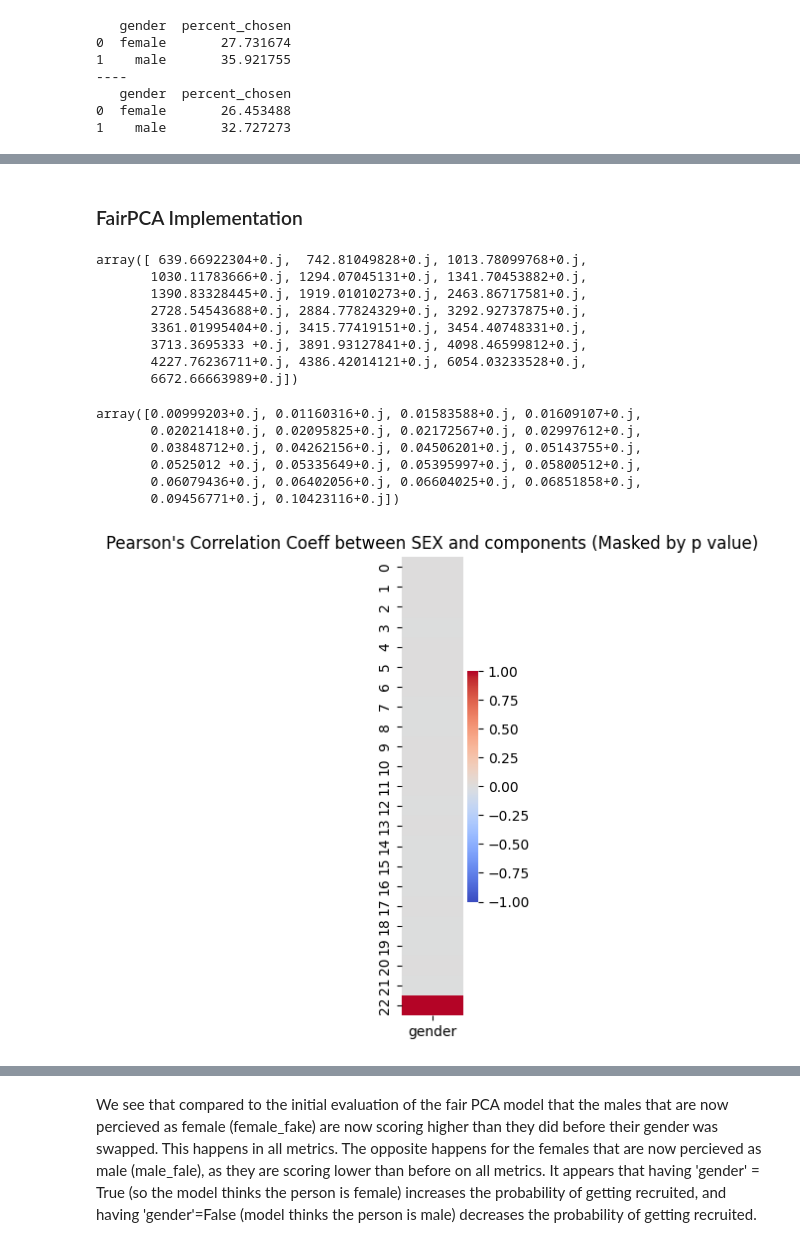
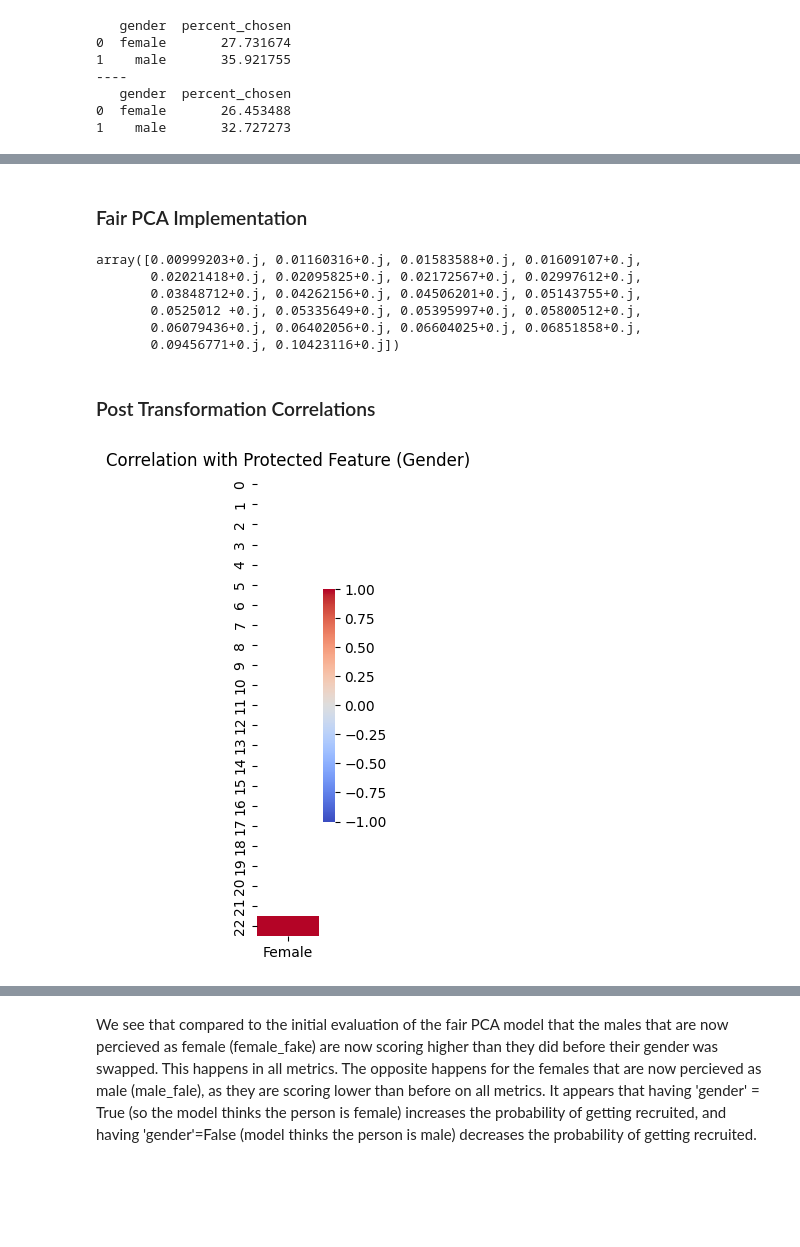
Before and after one commit to MiriamEspinosa/Gender_Fairness_Recruitment, a Jupyter notebook: Final_Assignment/final_assignment.ipynb, the cells around one changed output, grey strips where cells are left out. Saved outputs shown, nothing was run; the diff lists cells and outputs as text; code cells hidden in the pictures; blank space fills up the shorter version.

```diff
--- a/Final_Assignment/final_assignment.ipynb
+++ b/Final_Assignment/final_assignment.ipynb
@@ -634,0 +744,13 @@ X_test_copy.drop(columns=["gender_female"], inplace=True)
+# %%
+X_train_copy = X_train.copy()
+X_test_copy = X_test.copy()
+
+## Move the gender (female) column to the end of the dataframe and drop the original one
+X_train_copy['gender'] = X_train_copy['gender_female']
+X_test_copy['gender'] = X_test_copy['gender_female']
+
+X_train_copy.drop(columns=["gender_female"], inplace=True)
+X_test_copy.drop(columns=["gender_female"], inplace=True)
+
+X_train_copy.rename(columns={'gender': 'gender_female'}, inplace=True)
+X_test_copy.rename(columns={'gender': 'gender_female'}, inplace=True)
@@ -685,5 +819,5 @@ plt.show()
 # %% [markdown]
-### FairPCA Implementation <a id="pca"></a>
+### Fair PCA Implementation <a id="fair-pca-implementation"></a>
 # %%
 class FairPCA:
     def __init__(self, Xs, p_idxs, n_components, Y, fairness_metric = "statistical_parity"):
@@ -720,15 +851,4 @@ n_components = Xs_train.shape[1] - 1 # number of features - number of protected
 fair_pca = FairPCA(Xs_train, [n], n_components, y_train)
 Xs_train_debiased = fair_pca.project(Xs_train)
 Xs_test_debiased = fair_pca.project(Xs_test)
-# %%
-np.sort(fair_pca.eig_vals)
-# %% [output]
-array([ 639.66922304+0.j,  742.81049828+0.j, 1013.78099768+0.j,
-       1030.11783666+0.j, 1294.07045131+0.j, 1341.70453882+0.j,
-       1390.83328445+0.j, 1919.01010273+0.j, 2463.86717581+0.j,
-       2728.54543688+0.j, 2884.77824329+0.j, 3292.92737875+0.j,
-       3361.01995404+0.j, 3415.77419151+0.j, 3454.40748331+0.j,
-       3713.3695333 +0.j, 3891.93127841+0.j, 4098.46599812+0.j,
-       4227.76236711+0.j, 4386.42014121+0.j, 6054.03233528+0.j,
-       6672.66663989+0.j])
 # %%
@@ -741,24 +862,45 @@ array([0.00999203+0.j, 0.01160316+0.j, 0.01583588+0.j, 0.01609107+0.j,
        0.0525012 +0.j, 0.05335649+0.j, 0.05395997+0.j, 0.05800512+0.j,
        0.06079436+0.j, 0.06402056+0.j, 0.06604025+0.j, 0.06851858+0.j,
        0.09456771+0.j, 0.10423116+0.j])
+# %% [markdown]
+### Post Transformation Correlations <a id="correlations-aft"></a>
 # %%
 # Compute correlation matrix
 Xs_train_debiased_p = np.concatenate([Xs_train_debiased, Xs_train_p], axis=1)
+
 n_features = Xs_train_debiased_p.shape[1]
+
 corr_ = np.zeros((n_features, n_features))
 p_ = np.zeros((n_features, n_features))
+
 for i in range(n_features):
     for j in range(n_features):
-        corr_[i,j], p_[i,j] = pearsonr(Xs_train_debiased_p[:,i], Xs_train_debiased_p[:,j])
-        corr_ = np.nan_to_num(corr_, 0)
+        corr_[i, j], p_[i, j] = pearsonr(
+            Xs_train_debiased_p[:, i],
+            Xs_train_debiased_p[:, j]
+        )
+
+corr_ = np.nan_to_num(corr_, nan=0)
+
+x_label = X_train_copy.columns[-1]
+x_label = "Female" if x_label == "gender_female" else x_label
 
 # Plot correlations with protected features
-plt.figure(figsize=(1,6))
-sns.heatmap(corr_[:,-1:], cmap="coolwarm", xticklabels=X_train_copy.columns[-1:], vmin=-1, vmax=1)
-plt.title("Pearson's Correlation Coeff between SEX and components (Masked by p value)")
+plt.figure(figsize=(1, 6))
+
+sns.heatmap(
+    corr_[:, -1:],
+    cmap="coolwarm",
+    xticklabels=[x_label],
+    mask=p_[:, -1:] > corrected_alpha,
+    vmin=-1,
+    vmax=1
+)
+
+plt.title("Correlation with Protected Feature (Gender)")
 plt.show()
 # %% [output]
-[figure, old version]
+[figure, new version]
 # %%
 group_test_dict = {
     'Males': group_test == 'male',
```
Also changed, not shown: parts of 119 cells of this notebook.
